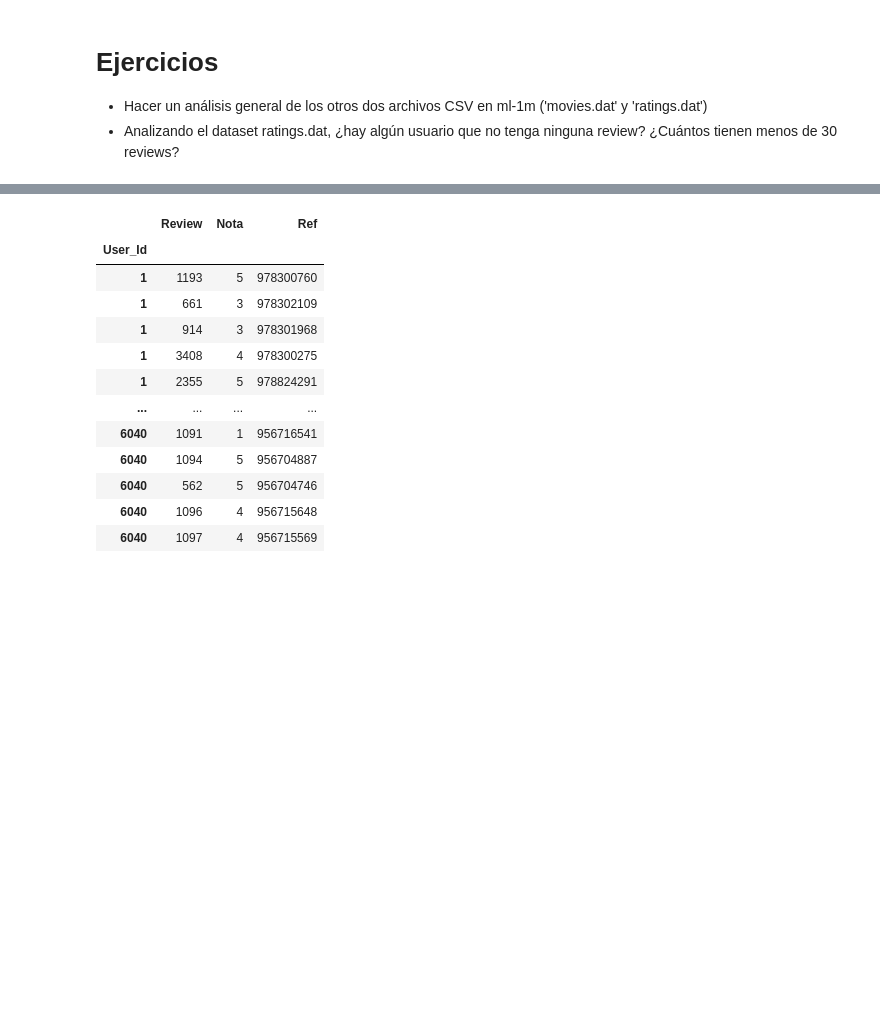
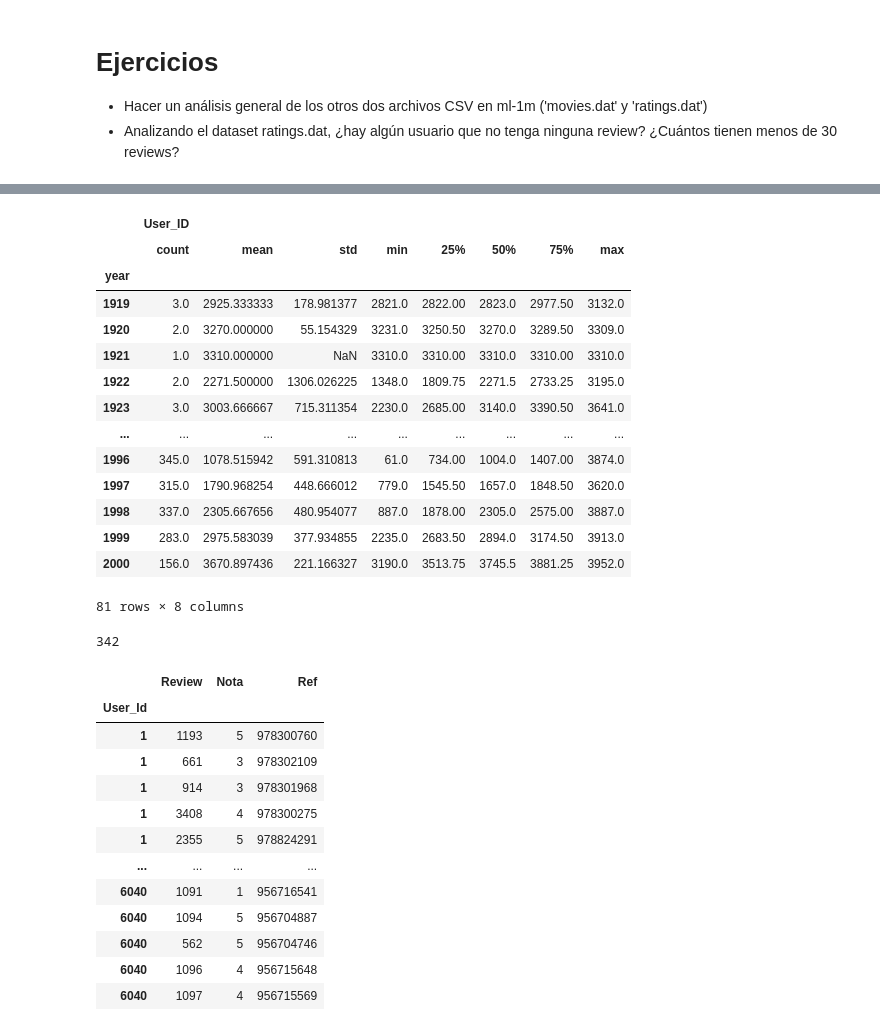
Before and after one commit to jmrodriguez2552/cedapython, a Jupyter notebook: ANALISIS_DATOS_PYTHON/NOTEBOOKS/5101_Librería_Pandas(I).ipynb, the cells around one changed output, grey strips where cells are left out. Cells and saved outputs as stored; diff of their text form; code cells hidden in the pictures; blank space fills up the shorter version.

```diff
--- a/ANALISIS_DATOS_PYTHON/NOTEBOOKS/5101_Librería_Pandas(I).ipynb
+++ b/ANALISIS_DATOS_PYTHON/NOTEBOOKS/5101_Librería_Pandas(I).ipynb
@@ -1314,0 +1353,20 @@ memory usage: 91.0+ KB
+# %%
+# 1. Extraer el año y crear una nueva columna 'Año'
+# La expresión regular r'\((\d{4})\)$' busca cuatro dígitos (\d{4})
+# dentro de paréntesis \( \) al final de la cadena ($) y los captura
+movies_dataset['year'] = movies_dataset['Title'].str.extract(r'\((\d{4})\)$')
+
+
+# 2. Crear una columna 'Titulo' sin el año
+# Usamos .str.replace para eliminar el año (incluyendo el espacio y los paréntesis)
+# del título original.
+
+movies_dataset['Titulo'] = movies_dataset['Title'].str.replace(r'\s\(\d{4}\)$', '', regex=True)
+
+# 3. Eliminar la columna original 'Titulo_Completo' si ya no la necesitas
+movies_dataset = movies_dataset.drop(columns=['Title'])
+
+display(movies_dataset)
+# 4. Reordenar las columnas para mayor claridad
+#df_movies = movies_dataset[['ID', 'Titulo', 'Año', 'Genero']]
+#display(df_movies)
@@ -1315,3 +1387,26 @@ memory usage: 91.0+ KB
+# %%
+display(movies_dataset.groupby(by="year").describe())
+# %% [output]
+|  | User_ID |  |  |  |  |  |  |  |
+|  | count | mean | std | min | 25% | 50% | 75% | max |
+| year |  |  |  |  |  |  |  |  |
+| 1919 | 3.0 | 2925.333333 | 178.981377 | 2821.0 | 2822.00 | 2823.0 | 2977.50 | 3132.0 |
+| 1920 | 2.0 | 3270.000000 | 55.154329 | 3231.0 | 3250.50 | 3270.0 | 3289.50 | 3309.0 |
+| 1921 | 1.0 | 3310.000000 | NaN | 3310.0 | 3310.00 | 3310.0 | 3310.00 | 3310.0 |
+| 1922 | 2.0 | 2271.500000 | 1306.026225 | 1348.0 | 1809.75 | 2271.5 | 2733.25 | 3195.0 |
+| 1923 | 3.0 | 3003.666667 | 715.311354 | 2230.0 | 2685.00 | 3140.0 | 3390.50 | 3641.0 |
+| ... | ... | ... | ... | ... | ... | ... | ... | ... |
+| 1996 | 345.0 | 1078.515942 | 591.310813 | 61.0 | 734.00 | 1004.0 | 1407.00 | 3874.0 |
+| 1997 | 315.0 | 1790.968254 | 448.666012 | 779.0 | 1545.50 | 1657.0 | 1848.50 | 3620.0 |
+| 1998 | 337.0 | 2305.667656 | 480.954077 | 887.0 | 1878.00 | 2305.0 | 2575.00 | 3887.0 |
+| 1999 | 283.0 | 2975.583039 | 377.934855 | 2235.0 | 2683.50 | 2894.0 | 3174.50 | 3913.0 |
+| 2000 | 156.0 | 3670.897436 | 221.166327 | 3190.0 | 3513.75 | 3745.5 | 3881.25 | 3952.0 |
+81 rows × 8 columns
+# %%
+movies_1995 = len(movies_dataset[movies_dataset['year'] == '1995'])
+display(movies_1995)
+# %% [output]
+342
 # %%
 ruta_ratings = os.path.join("res", "ml-1m", "ratings.dat")
 ratings_dataset = pd.read_csv(ruta_ratings, sep='::', index_col=0,
```
Also changed, not shown: parts of 13 cells of this notebook, 1 other file.
